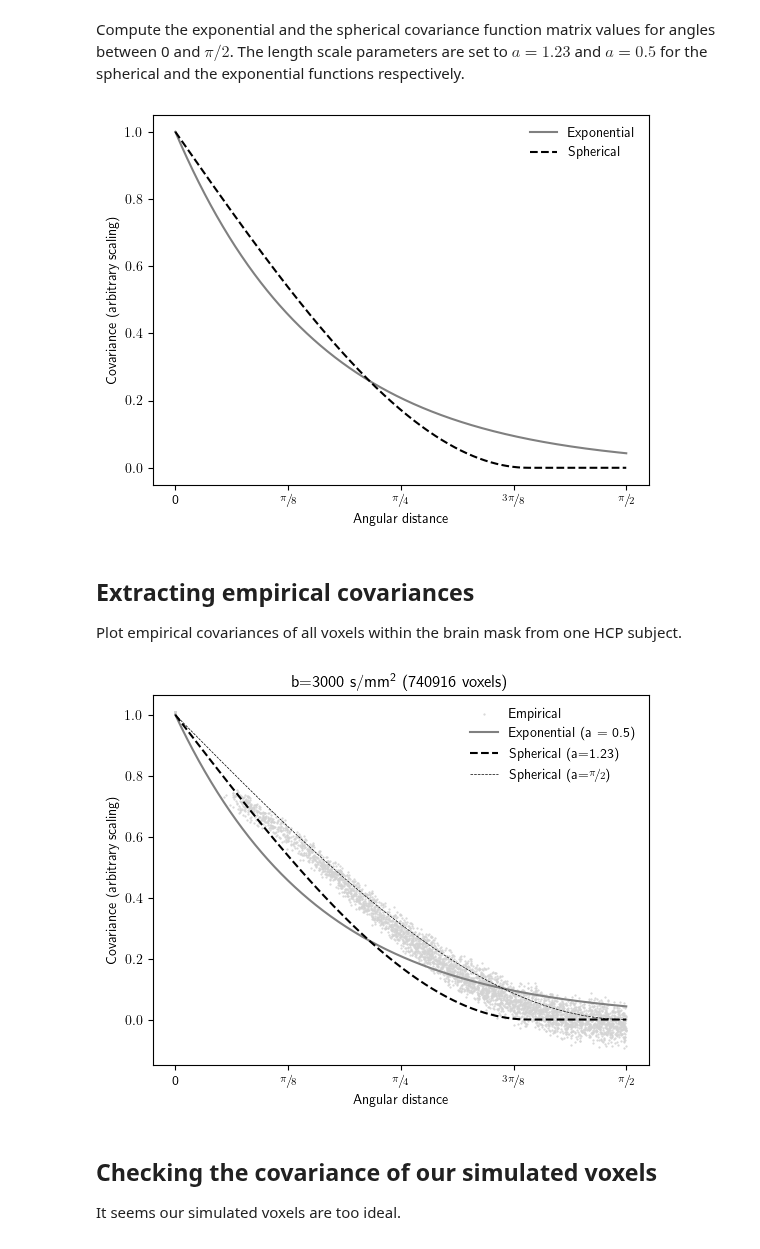
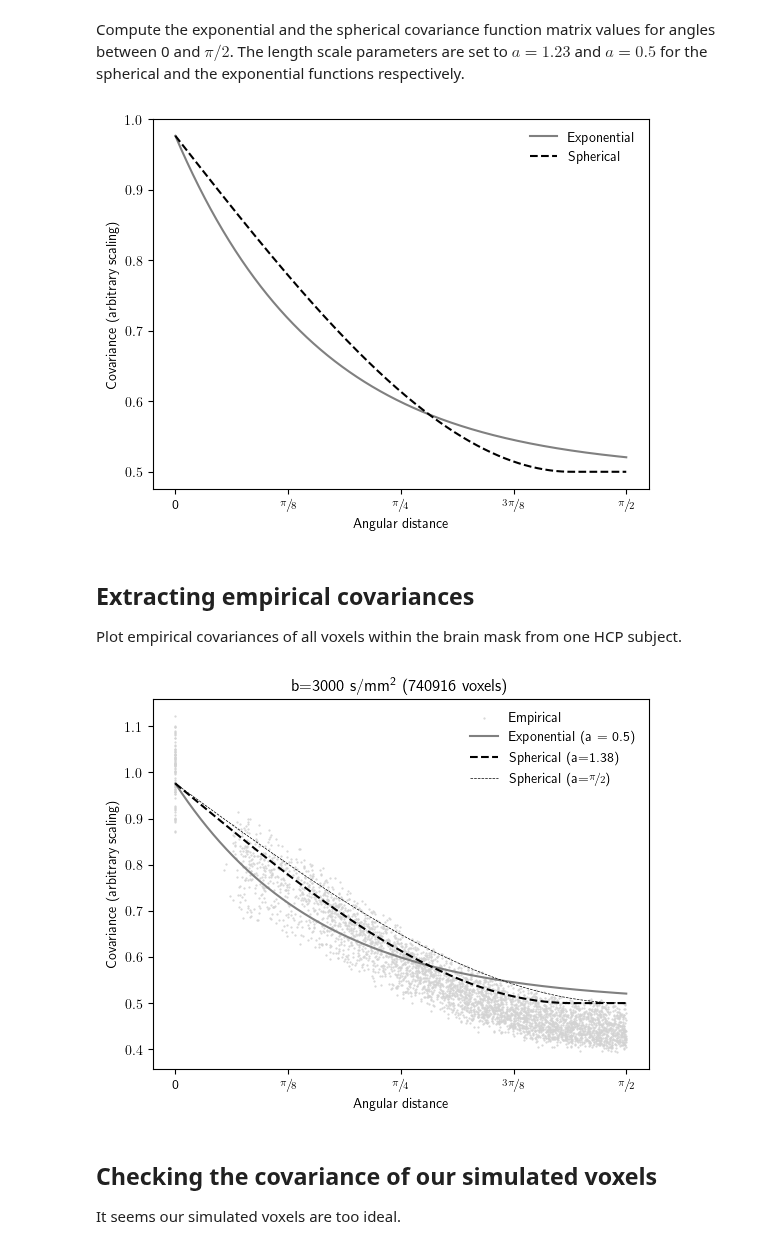
Before and after one commit to nipreps/eddymotion, a Jupyter notebook: docs/notebooks/dmri_covariance.ipynb, the cells around one changed output. Saved outputs shown, nothing was run; the diff lists cells and outputs as text; code cells hidden in the pictures.

```diff
--- a/docs/notebooks/dmri_covariance.ipynb
+++ b/docs/notebooks/dmri_covariance.ipynb
@@ -21,6 +21,13 @@ mpl.rcParams["text.latex.preamble"] = "\n".join(
     ]
 )
 
+
 PARAMETER_EXPONENTIAL_a = 0.5
-PARAMETER_SPHERICAL_a = 1.23
-PARAMETER_lambda = 2.0
+"""a (angular distance), exponential kernel"""
+PARAMETER_SPHERICAL_a = 1.38
+"""a (angular distance), spherical kernel"""
+
+PARAMETER_lambda = 1 / 2.1
+"""λ (signal scaling factor)"""
+PARAMETER_sigma2 = 0.5
+"""σ² (noise adjustment, alpha in Scikit-learn's GP regressor)"""
@@ -33,8 +42,13 @@ Compute the exponential and the spherical covariance function matrix values for
 theta_lin = np.linspace(0, np.pi / 2, num=1000)
 
 # Calculate covariance functions
-cov_exp = exponential_covariance(theta_lin, PARAMETER_EXPONENTIAL_a)
-cov_sph = spherical_covariance(theta_lin, PARAMETER_SPHERICAL_a)
+cov_exp = (
+    PARAMETER_lambda * exponential_covariance(theta_lin, PARAMETER_EXPONENTIAL_a)
+    + PARAMETER_sigma2
+)
+cov_sph = (
+    PARAMETER_lambda * spherical_covariance(theta_lin, PARAMETER_SPHERICAL_a) + PARAMETER_sigma2
+)
 
 # Plot the exponential and spherical model covariances
 plt.plot(theta_lin, cov_exp, "gray", label="Exponential")
@@ -50,7 +64,7 @@ plt.ylabel("Covariance (arbitrary scaling)")
 
 plt.legend(frameon=False);
 # %% [output]
-[figure, old version]
+[figure, new version]
 # %% [markdown]
 ## Extracting empirical covariances
 
@@ -67,47 +81,42 @@ triu_indices = np.triu_indices(b3000_mask.sum())
 thetas_emp = compute_pairwise_angles(X_real, closest_polarity=True)[triu_indices]
 # %%
 # Standardize data, calculate covariance & extract upper triangle
-y_real = hcpdata["b3000_data"]
-y_real -= y_real.mean(1)[:, None]
-y_real /= y_real.std(1)[:, None]
-
+y_real_original = hcpdata["b3000_data"]
+y_real_mean = y_real_original.mean()
+y_real = y_real_original - y_real_mean
+y_real_std = y_real.std()
+y_real /= y_real_std
 # Calculate the covariance matrix.
 y_cov = np.cov(y_real)
-# Introduce adjustment factors to make it more similar to Andersson2015's fig. 3.
-
-# λ = 2, and scaling factor of 2 in the "arbitrary scaling"
-y_cov_norm = y_cov * PARAMETER_lambda - 0.9
-# σ² = 2
-y_cov_norm -= np.eye(y_cov_norm.shape[0]) * 0.09
 # %%
-plt.scatter(thetas_emp, y_cov_norm[triu_indices], s=0.3, c="lightgrey", label="Empirical")
+plt.scatter(thetas_emp, y_cov[triu_indices], s=0.3, c="lightgrey", label="Empirical")
 
 # Plot the exponential and spherical model covariances
 # Scale by a factor of 2 so that it matches Andersson2015's fig. 3.
 plt.plot(theta_lin, cov_exp, "gray", label=f"Exponential (a = {PARAMETER_EXPONENTIAL_a})")
 plt.plot(theta_lin, cov_sph, "k--", label=f"Spherical (a={PARAMETER_SPHERICAL_a})")
 plt.plot(
     theta_lin,
-    spherical_covariance(theta_lin, 0.5 * np.pi),
+    PARAMETER_lambda * spherical_covariance(theta_lin, 0.5 * np.pi) + PARAMETER_sigma2,
     "k--",
     lw=0.5,
     label="Spherical (a=$\\sfrac{\\pi}{2}$)",
 )
 
 plt.xticks(
     [0.0, np.pi / 8, np.pi / 4, 3 * np.pi / 8, np.pi / 2],
     ["0", r"$\sfrac{\pi}{8}$", r"$\sfrac{\pi}{4}$", r"$\sfrac{3\pi}{8}$", r"$\sfrac{\pi}{2}$"],
 )
 
 plt.xlabel("Angular distance")
 plt.ylabel("Covariance (arbitrary scaling)")
 # plt.ylim(-1.05, 2.95)
 
 plt.title(" ".join(("b=3000 s/mm$^\\text{2}$", f"({y_real.shape[1]} voxels)")))
 plt.legend(frameon=False)
 plt.savefig("covariance-plot.png", dpi=300, transparent=False, bbox_inches="tight");
 # %% [output]
-[figure, old version]
+[figure, new version]
 # %% [markdown]
 ## Checking the covariance of our simulated voxels
 
```
Also changed, not shown: parts of 10 cells of this notebook, 1 other file.
